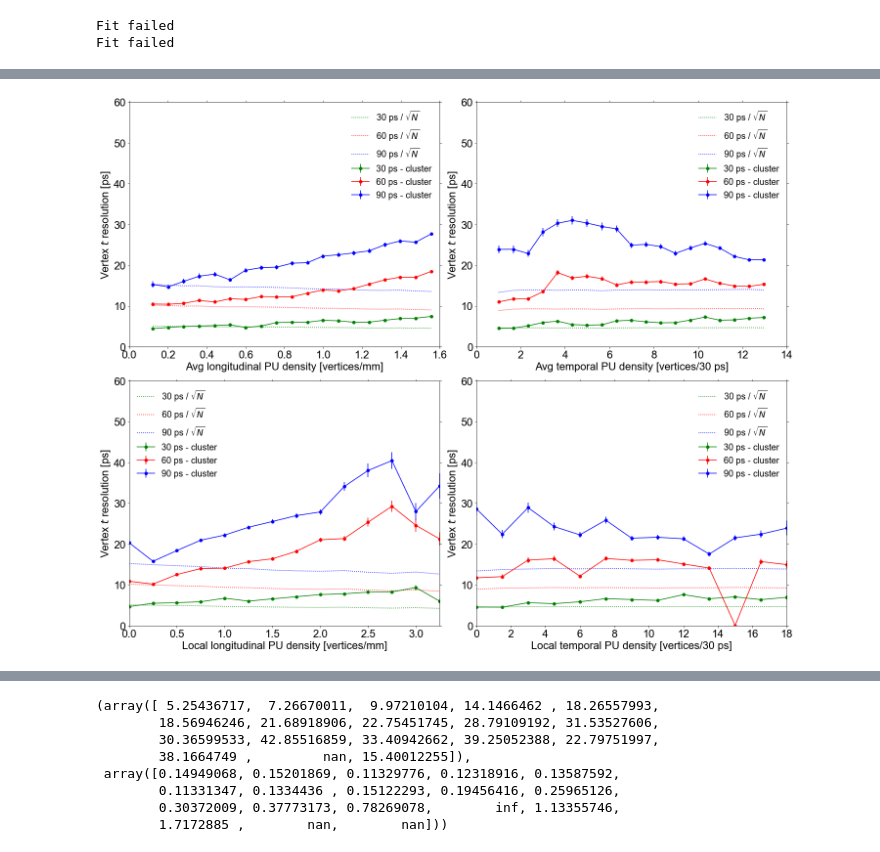
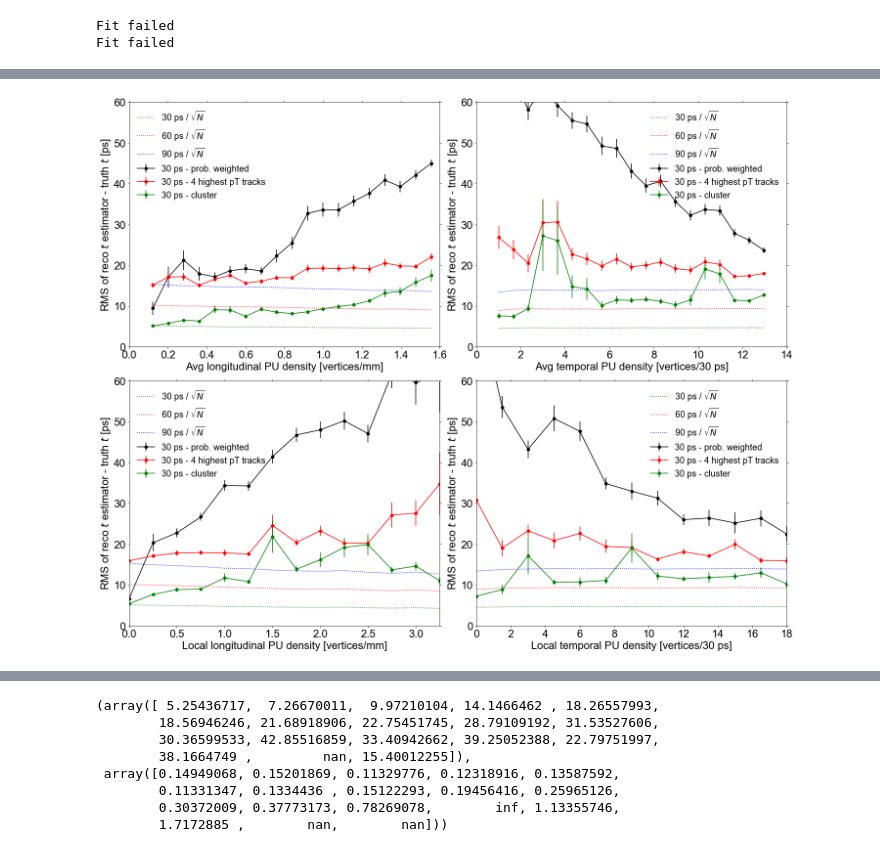
Before and after one commit to ttlindkvist/4DTracking, a Jupyter notebook: pileup_t.ipynb, the cells around one changed output, grey strips where cells are left out. Drawn from its saved outputs; the diff is of its cells as text; code cells hidden in the pictures.

```diff
--- a/pileup_t.ipynb
+++ b/pileup_t.ipynb
@@ -274,22 +275,24 @@ ax1.set_xlim(0, 5)
 ax1.legend(frameon=False)
 
 
-sigma_t = 180
-delta_t = 20
+sigma_t = 0.180
+# delta_t = sigma_t/25
+delta_t = 0.007
 
-tPU_unit = 30
-truth_localtPU = computeLocalPUDensity(1e3*truth_vertex_t/tPU_unit, delta_t/tPU_unit)
-truth_avgtPU = computeAvgPUDensity(1e3*truth_vertex_t/tPU_unit, mu=200, sigma_x=sigma_t/tPU_unit)
+tPU_unit = 3.5e-3
+truth_localtPU = computeLocalPUDensity(truth_vertex_t/tPU_unit, delta_t/tPU_unit)
+truth_avgtPU = computeAvgPUDensity(truth_vertex_t/tPU_unit, mu=200, sigma_x=sigma_t/tPU_unit)
 
-tbinwidth = 1/(2*delta_t/tPU_unit) * 2
+tbinwidth = 1/(2*delta_t/tPU_unit)
 _, tLPU_truth_bin_edges, _ = ax2.hist(truth_localtPU, bins=np.arange(np.min(truth_localtPU), np.max(truth_localtPU) + tbinwidth, tbinwidth), density=False, alpha=0.7, label='Truth local PU t', color='C0')
 _, tAPU_truth_bin_edges, _ = ax2.hist(truth_avgtPU, bins=20, density=False, alpha=0.7, label='Truth avg PU t', color='C1')
 
-ax2.set_xlabel('Temporal PU density [vertices/{} ps]'.format(tPU_unit))
+ax2.set_xlabel('Temporal PU density [vertices/{:.1f} ps]'.format(1e3*tPU_unit))
 ax2.set_ylabel('Arb. units')
 # ax2.set_yscale('log')
+ax2.set_xticks(np.arange(0, 10, 0.5))
 # ax2.set_xticks(np.arange(0, 0.5, 0.1))
-# ax2.set_xlim(0, 0.5)
+ax2.set_xlim(0, 5)
 ax2.legend(frameon=False)
 fig.tight_layout()
 # %% [output]
@@ -1287,64 +1392,40 @@ all_link_vtx_info90 = (link_zAPU_vtx_t90_info, link_tAPU_vtx_t90_info, link_zLPU
 for ax, bin_edges, link_vtx_info30, link_vtx_info60, link_vtx_info90 \
             in zip(axes, all_bin_edges, all_link_vtx_info30, all_link_vtx_info60, all_link_vtx_info90):
 
-    # ax.errorbar(bin_edges, 1e3*np.array(link_vtx_info30['vtx_weighted_t_rms']),\
-    #                 1e3*np.array(link_vtx_info30['vtx_weighted_t_rms_std']), fmt='ko-', label='30 ps - prob. weighted')
+    ax.errorbar(bin_edges, 1e3*np.array(link_vtx_info30['vtx_weighted_t_rms']),\
+                    1e3*np.array(link_vtx_info30['vtx_weighted_t_rms_std']), fmt='ko-', label='30 ps - prob. weighted')
 
-    # ax.errorbar(bin_edges, 1e3*np.abs(link_vtx_info30['vtx_weighted_t_gaussian_std']),\
-    #                 1e3*np.array(link_vtx_info30['vtx_weighted_t_gaussian_std_std']), fmt='ko--', label='30 ps - probability weighted')
 
-    # # ax.errorbar(bin_edges, 1e3*np.array(link_vtx_info30['vtx_4highest_pT_t_rms']),\
-    # #                 1e3*np.array(link_vtx_info30['vtx_4highest_pT_t_rms_std']), fmt='ro-', label='30 ps - 4 highest pT tracks')
-
-    # ax.errorbar(bin_edges, 1e3*np.abs(link_vtx_info30['vtx_4highest_pT_t_gaussian_std']),\
-    #                 1e3*np.array(link_vtx_info30['vtx_4highest_pT_t_gaussian_std_std']), fmt='ro--', label='30 ps - 4 highest pT tracks')
+    ax.errorbar(bin_edges, 1e3*np.array(link_vtx_info30['vtx_4highest_pT_t_rms']),\
+                    1e3*np.array(link_vtx_info30['vtx_4highest_pT_t_rms_std']), fmt='ro-', label='30 ps - 4 highest pT tracks')
 
     # ax.errorbar(bin_edges, 1e3*np.array(link_vtx_info30['vtx_weight_cut_t_rms']),\
     #                 1e3*np.array(link_vtx_info30['vtx_weight_cut_t_rms_std']), fmt='bo-', label='30 ps - 0.9 cut')
 
-    # ax.errorbar(bin_edges, 1e3*np.abs(link_vtx_info30['vtx_weight_cut_t_gaussian_std']),\
-    #                 1e3*np.array(link_vtx_info30['vtx_weight_cut_t_gaussian_std_std']), fmt='bo--', label='30 ps - 0.9 probability cut')
 
 
-    # ax.errorbar(bin_edges, 1e3*np.abs(link_vtx_info30['cluster_vtx_t_rms']),\
-    #                 1e3*np.array(link_vtx_info30['cluster_vtx_t_rms_std']), fmt='go-', label='30 ps - cluster')
-
-    ax.errorbar(bin_edges, 1e3*np.abs(link_vtx_info30['cluster_vtx_t_gaussian_std']),\
-                    1e3*np.array(link_vtx_info30['cluster_vtx_t_gaussian_std_std']), fmt='go-', label='30 ps - cluster')
-
-    ax.errorbar(bin_edges, 1e3*np.abs(link_vtx_info60['cluster_vtx_t_gaussian_std']),\
-                    1e3*np.array(link_vtx_info60['cluster_vtx_t_gaussian_std_std']), fmt='ro-', label='60 ps - cluster')
-
-    ax.errorbar(bin_edges, 1e3*np.abs(link_vtx_info90['cluster_vtx_t_gaussian_std']),\
-                    1e3*np.array(link_vtx_info90['cluster_vtx_t_gaussian_std_std']), fmt='bo-', label='90 ps - cluster')
-
-    # ax.errorbar(bin_edges, 1e3*np.array(link_vtx_info90['vtx_weighted_t_rms']),\
-    #                 1e3*np.array(link_vtx_info90['vtx_weighted_t_rms_std']), fmt='ko-', label='90 ps - prob. weighted')
+    ax.errorbar(bin_edges, 1e3*np.abs(link_vtx_info30['cluster_vtx_t_rms']),\
+                    1e3*np.array(link_vtx_info30['cluster_vtx_t_rms_std']), fmt='go-', label='30 ps - cluster')
 
     ax.plot(bin_edges, 30/np.sqrt(link_vtx_info30['avg_n_tracks']), 'g:', label='30 ps / $\\sqrt{N}$')
     ax.plot(bin_edges, 60/np.sqrt(link_vtx_info60['avg_n_tracks']), 'r:', label='60 ps / $\\sqrt{N}$')
     ax.plot(bin_edges, 90/np.sqrt(link_vtx_info90['avg_n_tracks']), 'b:', label='90 ps / $\\sqrt{N}$')
-    # ax.plot(bin_edges, 30/np.sqrt(30)*np.ones(len(bin_edges)), 'r:', label='30 ps / $\\sqrt{N=30}$')
-    # ax.plot(bin_edges, 90/np.sqrt(link_vtx_info90['avg_n_tracks']), 'b:', label='90 ps / $\\sqrt{N}$')
-    # ax.plot(bin_edges, 180/np.sqrt(link_vtx_info180['avg_n_tracks']), 'g:', label='180 ps / $\\sqrt{N}$')
-    # ax.plot(bin_edges, 360/np.sqrt(link_vtx_info360['avg_n_tracks']), 'y:', label='360 ps / $\\sqrt{N}$')
 
     # ax.hlines(12, 0, 100)
     ax.set_ylim(0, 60)
-    # ax.set_ylabel('Width of reco $t$ estimator - truth $t$ [ps]')
-    ax.set_ylabel('Vertex $t$ resolution [ps]')
+    ax.set_ylabel('RMS of reco $t$ estimator - truth $t$ [ps]')
     ax.legend(frameon=False)
 
 ax1.set_xlim(0, 1.6)
 ax1.set_xlabel('Avg longitudinal PU density [vertices/mm]')
 ax2.set_xlim(0, 14)
 ax2.set_xlabel('Avg temporal PU density [vertices/30 ps]')
 ax3.set_xlim(0, 3.25)
 ax3.set_xlabel('Local longitudinal PU density [vertices/mm]')
 ax4.set_xlim(0, 18)
 ax4.set_xlabel('Local temporal PU density [vertices/30 ps]')
 
 fig.tight_layout()
 # fig.savefig('t_res_vs_PU_cluster_30_60_90.pdf')
 # %% [output]
-[figure, old version]
+[figure, new version]
```
Also changed, not shown: parts of 11 cells of this notebook, 23 other files.
